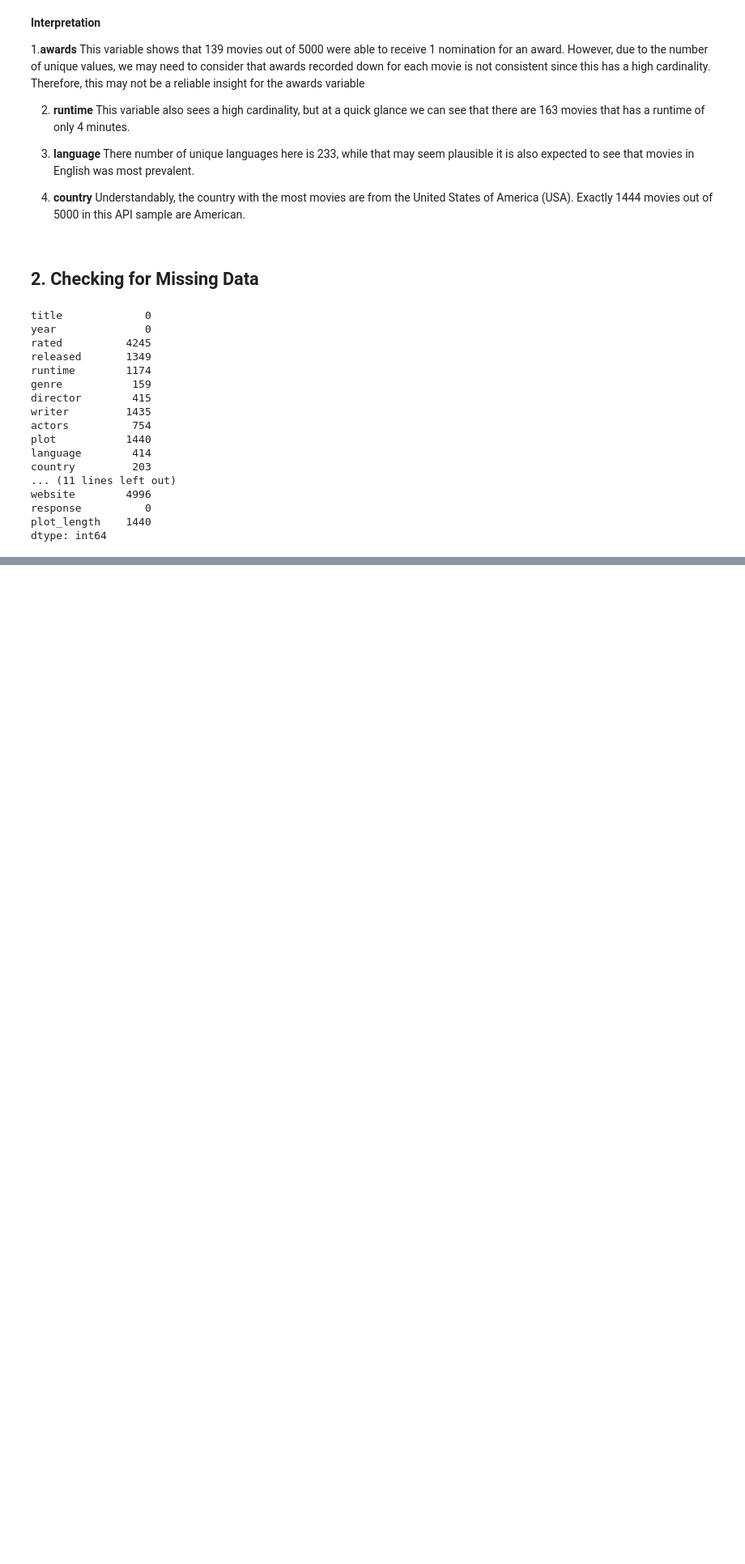
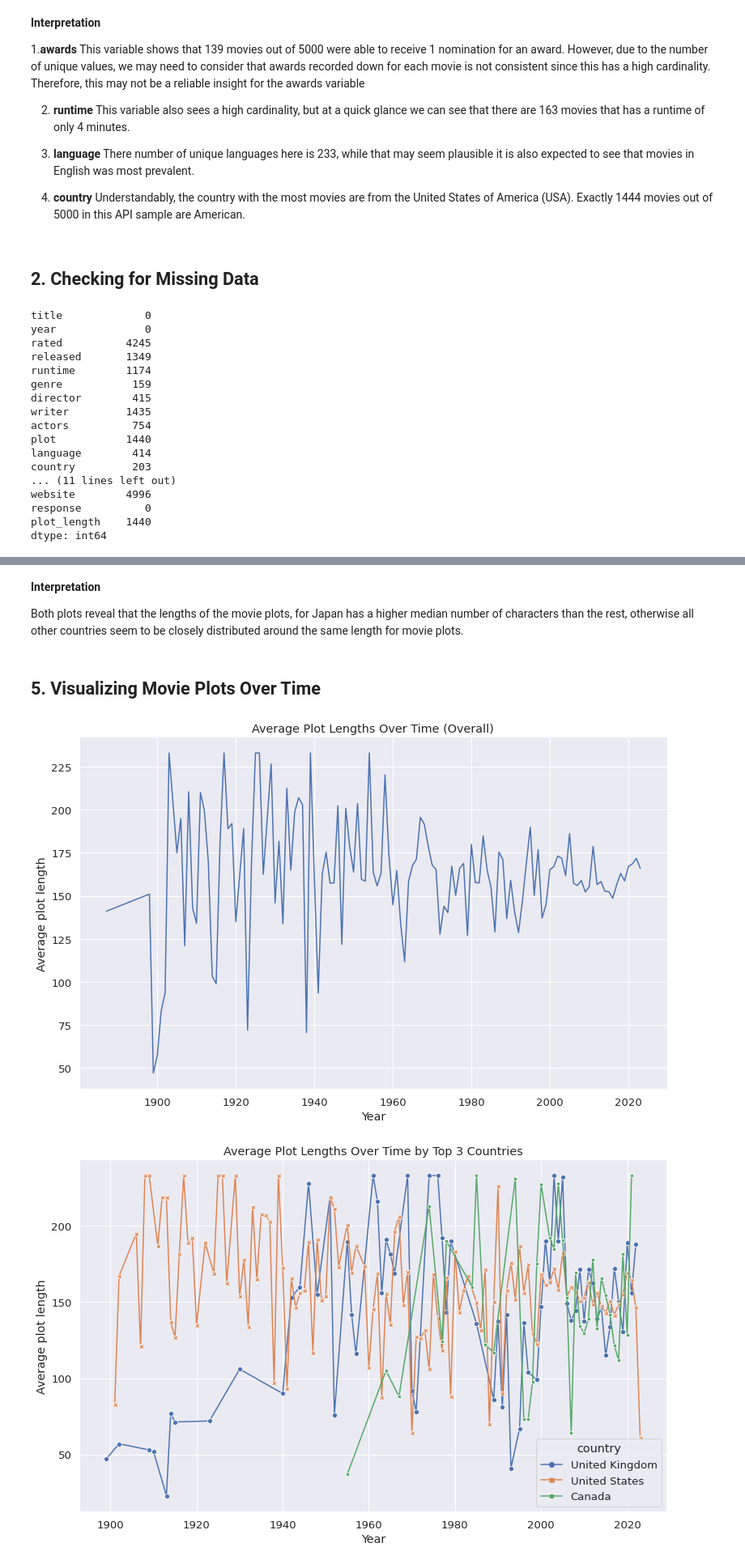
Before and after one commit to dmunger27/Movies_Plots_Analysis, a Jupyter notebook: notebooks/Descriptive Statistics on API Data.ipynb, the cells around one changed output, grey strips where cells are left out. Shown: that part at 81% size. Cells and saved outputs as stored; diff of their text form; code cells hidden in the pictures; blank space fills up the shorter version.

```diff
--- a/notebooks/Descriptive Statistics on API Data.ipynb
+++ b/notebooks/Descriptive Statistics on API Data.ipynb
@@ -113,0 +202,37 @@ dtype: int64
+# %% [markdown]
+**Interpretation**
+
+Both plots reveal that the lengths of the movie plots, for Japan has a higher median number of characters than the rest, otherwise all other countries seem to be closely distributed around the same length for movie plots.
+# %% [markdown]
+## 5. Visualizing Movie Plots Over Time
+# %%
+# Average plot lengths over
+plots_avg = movies_info.groupby(['year'])['plot_length'].mean().reset_index()
+
+
+# time series plot of average plot length overall
+plt.figure(figsize=(13,8))
+sns.set(font_scale = 1.2)
+sns.lineplot(data=plots_avg, x="year", y="plot_length")
+plt.title("Average Plot Lengths Over Time (Overall)")
+plt.xlabel("Year")
+plt.ylabel("Average plot length")
+plt.show()
+
+
+# Average plot lengths over time by countries
+plt.figure(figsize=(13,8))
+plots_over_time = movies_info.groupby(['year','country'])['plot_length'].mean().reset_index()
+where = plots_over_time['country'].isin(['United States', 'United Kingdom','Canada'])
+plots_over_time = plots_over_time[where]
+
+# time series plot of average plot length by countries
+sns.lineplot(data=plots_over_time, x="year", y="plot_length", hue="country", style = "country",
+    markers=True, dashes=False)
+plt.title("Average Plot Lengths Over Time by Top 3 Countries")
+plt.xlabel("Year")
+plt.ylabel("Average plot length")
+plt.show()
+# %% [output]
+[figure, added]
+[figure, added]
```
Also changed, not shown: parts of 34 cells of this notebook, 3 other files.
